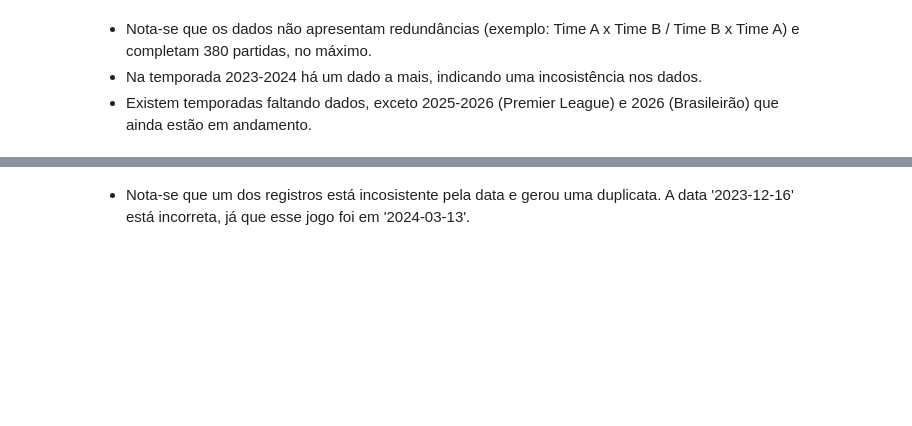
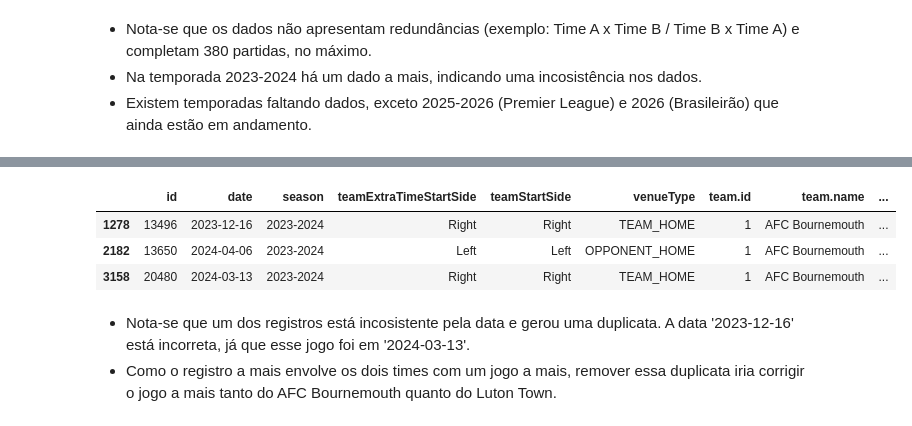
Before and after one commit to matheussmelo/defensive-performance-prediction, a Jupyter notebook: notebooks/1_sanity_check/sanity_check_jogos_temporadas.ipynb, the cells around one changed output, grey strips where cells are left out. Drawn from its saved outputs; the diff is of its cells as text; code cells hidden in the pictures; blank space fills up the shorter version.

```diff
--- a/notebooks/1_sanity_check/sanity_check_jogos_temporadas.ipynb
+++ b/notebooks/1_sanity_check/sanity_check_jogos_temporadas.ipynb
@@ -308,2 +299,14 @@ games.loc[(games['season'] == '2023-2024') &
+# %%
+games.loc[(games['season'] == '2023-2024') &
+          (((games['team.name'] == 'AFC Bournemouth') |
+           (games['opponentTeam.name'] == 'AFC Bournemouth')) &
+          ((games['team.name'] == 'Luton Town') |
+           (games['opponentTeam.name'] == 'Luton Town')))]
+# %% [output]
+|  | id | date | season | teamExtraTimeStartSide | teamStartSide | venueType | team.id | team.name | ... |
+| 1278 | 13496 | 2023-12-16 | 2023-2024 | Right | Right | TEAM_HOME | 1 | AFC Bournemouth | ... |
+| 2182 | 13650 | 2024-04-06 | 2023-2024 | Left | Left | OPPONENT_HOME | 1 | AFC Bournemouth | ... |
+| 3158 | 20480 | 2024-03-13 | 2023-2024 | Right | Right | TEAM_HOME | 1 | AFC Bournemouth | ... |
 # %% [markdown]
 - Nota-se que um dos registros está incosistente pela data e gerou uma duplicata. A data '2023-12-16' está incorreta, já que esse jogo foi em '2024-03-13'.
+- Como o registro a mais envolve os dois times com um jogo a mais, remover essa duplicata iria corrigir o jogo a mais tanto do AFC Bournemouth quanto do Luton Town.
```
Also changed, not shown: parts of 17 cells of this notebook.
